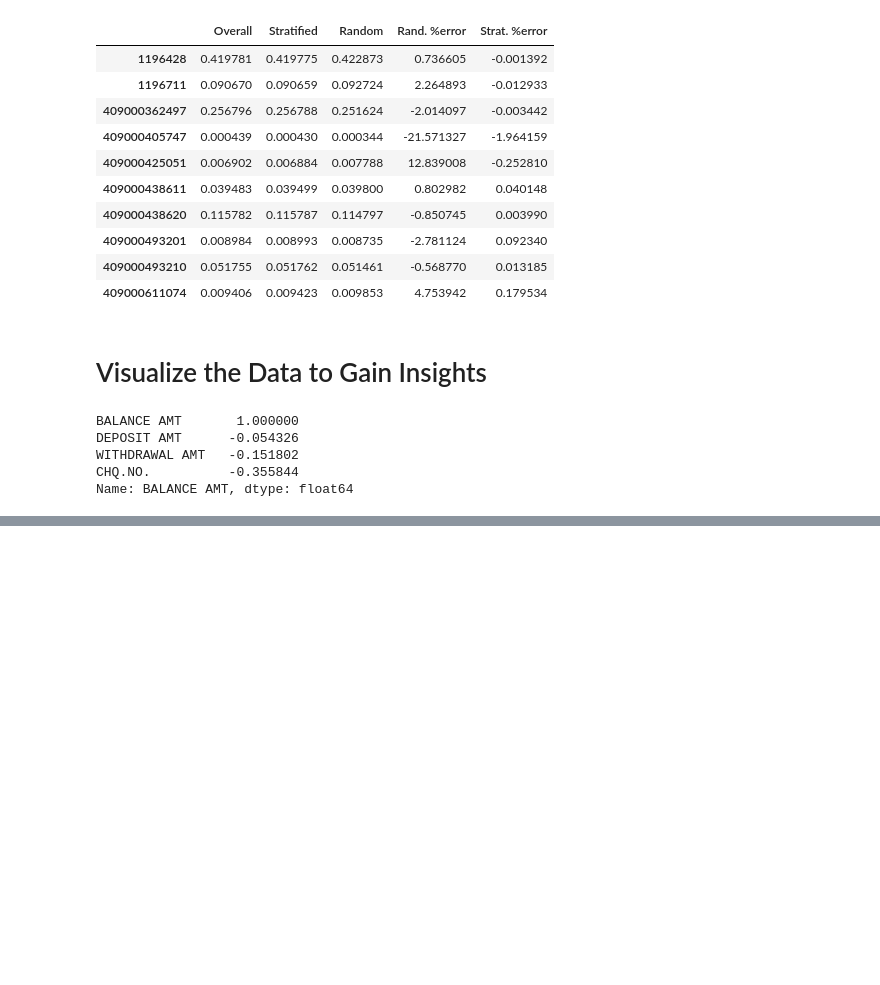
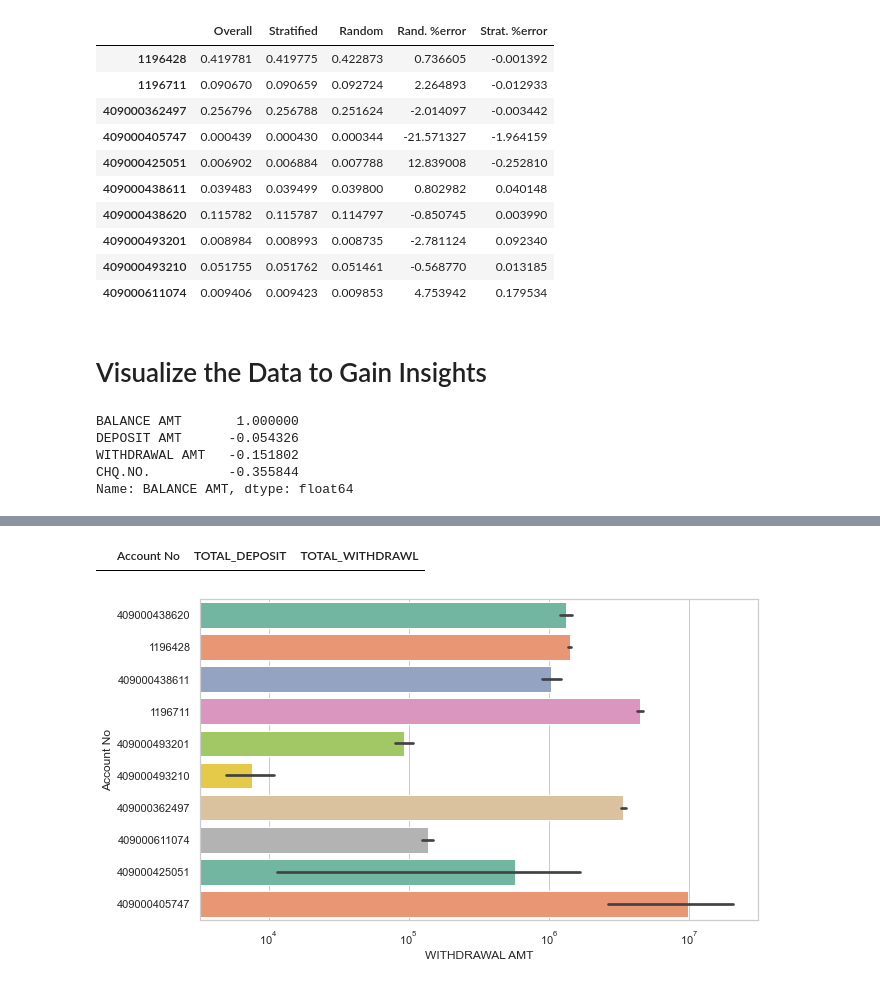
Before and after one commit to mehedihasanreal/MISL-Intern, a Jupyter notebook: Bank.ipynb, the cells around one changed output, grey strips where cells are left out. Cells and saved outputs as stored; diff of their text form; code cells hidden in the pictures; blank space fills up the shorter version.

Commit message:
Visualization

```diff
--- a/Bank.ipynb
+++ b/Bank.ipynb
@@ -234,3 +234,7 @@ DEPOSIT AMT      -0.054326
 WITHDRAWAL AMT   -0.151802
 CHQ.NO.          -0.355844
 Name: BALANCE AMT, dtype: float64
+# %%
+bank['DEPOSIT AMT'].fillna(0,inplace=True)
+bank['WITHDRAWAL AMT'].fillna(0,inplace=True)
+bank.head()
@@ -236,0 +248,5 @@ Name: BALANCE AMT, dtype: float64
+# %%
+bank_1 = pd.DataFrame(columns=['Account No','TOTAL_DEPOSIT','TOTAL_WITHDRAWL'])
+bank_1.head()
+# %% [output]
+|  | Account No | TOTAL_DEPOSIT | TOTAL_WITHDRAWL |
@@ -236,0 +255,16 @@ Name: BALANCE AMT, dtype: float64
+# %%
+import seaborn as sns
+
+sns.set(style="whitegrid")
+
+fig=plt.figure(figsize=(10,13))
+ax1 = fig.add_subplot(211)
+
+
+g= sns.barplot(x='WITHDRAWAL AMT',y='Account No', data=bank, palette='Set2',ax=ax1)
+g.set_xscale('log')
+
+
+plt.show()
+# %% [output]
+[figure, added]
```
Also changed, not shown: parts of 5 cells of this notebook.
